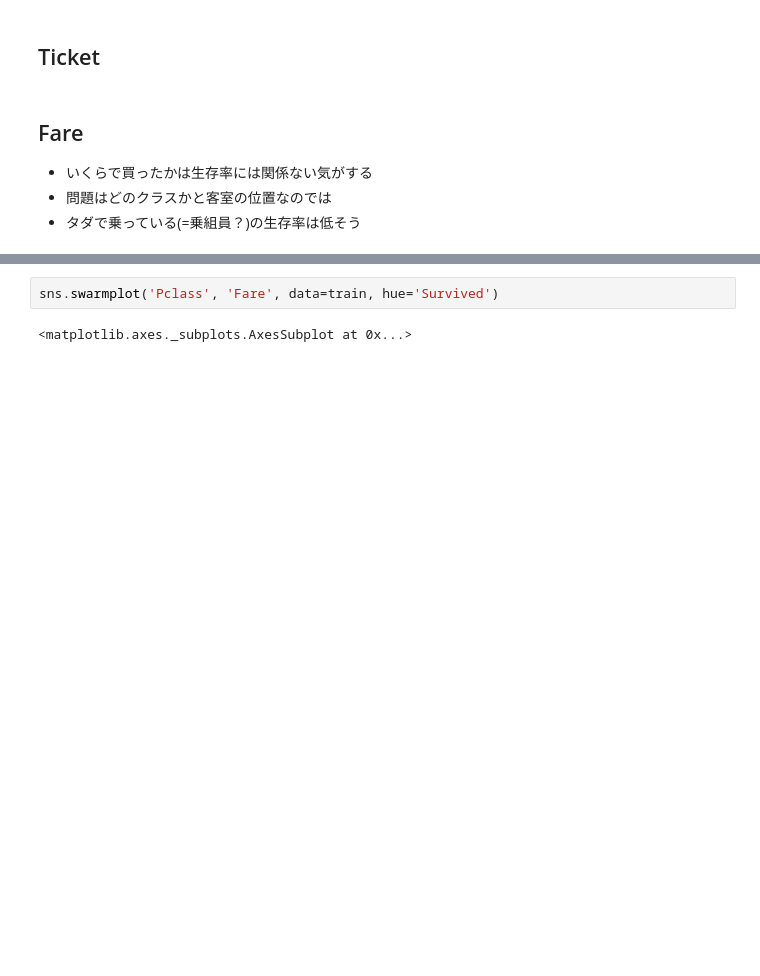
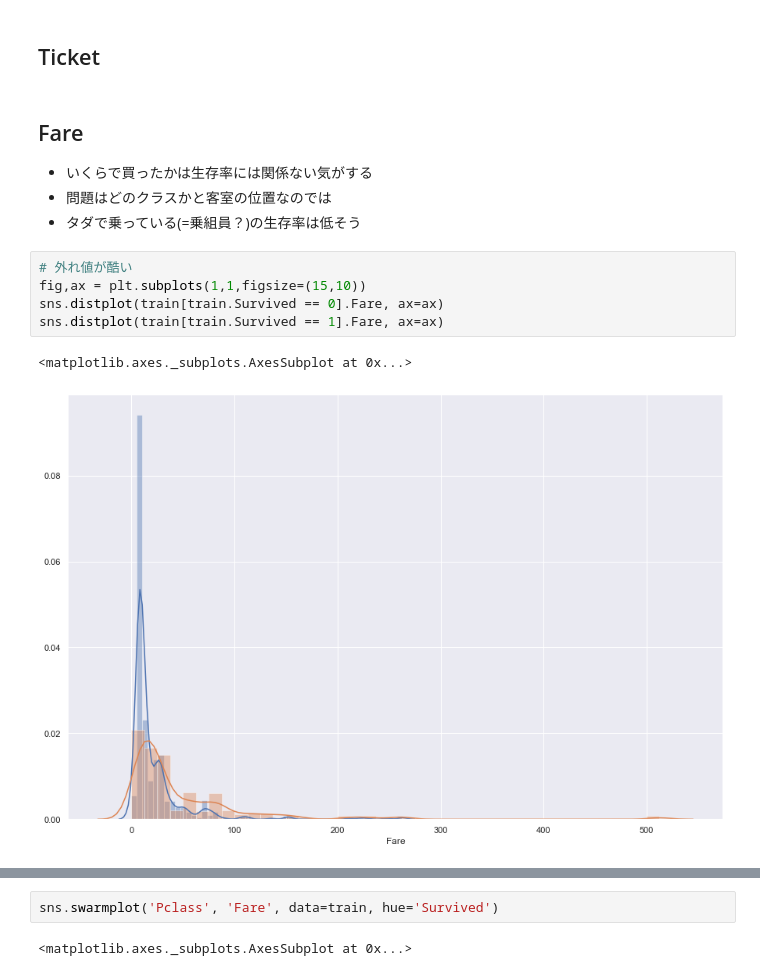
Before and after one commit to TonTech-GH/kaggle-titanic, a Jupyter notebook: 特徴量分析.ipynb, the cells around one changed output, grey strips where cells are left out. Saved outputs shown, nothing was run; the diff lists cells and outputs as text; blank space fills up the shorter version.

```diff
--- a/特徴量分析.ipynb
+++ b/特徴量分析.ipynb
@@ -168,3 +168,11 @@ plt.show()
 - いくらで買ったかは生存率には関係ない気がする
 - 問題はどのクラスかと客室の位置なのでは
 - タダで乗っている(=乗組員？)の生存率は低そう
+# %%
+# 外れ値が酷い
+fig,ax = plt.subplots(1,1,figsize=(15,10))
+sns.distplot(train[train.Survived == 0].Fare, ax=ax)
+sns.distplot(train[train.Survived == 1].Fare, ax=ax)
+# %% [output]
+<matplotlib.axes._subplots.AxesSubplot at 0x...>
+[figure, added]
```
Also changed, not shown: parts of 1 cell of this notebook, 2 other files.
